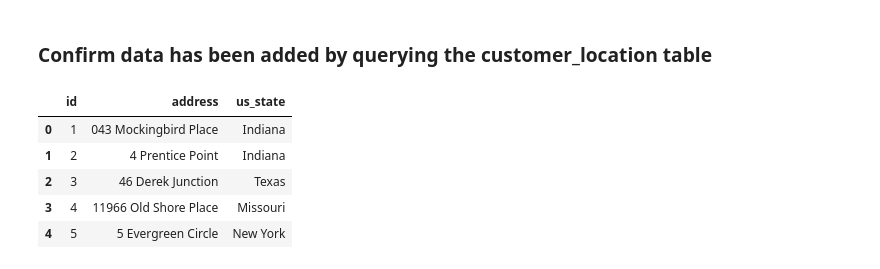
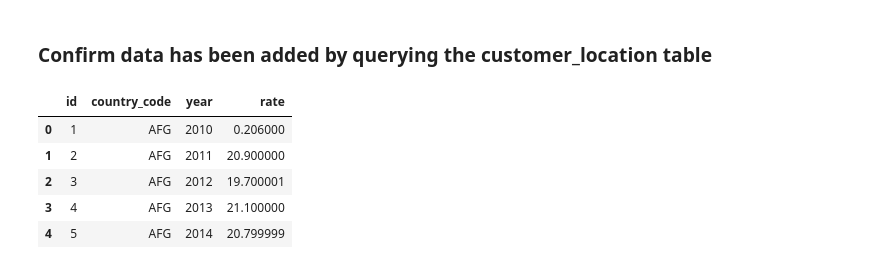
Before and after one commit to lucyhohler/ETL, a Jupyter notebook: data_etl.ipynb, the cells around one changed output. Saved outputs shown, nothing was run; the diff lists cells and outputs as text; code cells hidden in the pictures.

```diff
--- a/data_etl.ipynb
+++ b/data_etl.ipynb
@@ -152,11 +164,11 @@ pd.read_sql_query('select * from countries', con=engine).head()
 # %% [markdown]
 ### Confirm data has been added by querying the customer_location table
 # %%
-pd.read_sql_query('select * from customer_location', con=engine).head()
+pd.read_sql_query('select * from unemployment_rates', con=engine).head()
 # %% [output]
-|  | id | address | us_state |
-| 0 | 1 | 043 Mockingbird Place | Indiana |
-| 1 | 2 | 4 Prentice Point | Indiana |
-| 2 | 3 | 46 Derek Junction | Texas |
-| 3 | 4 | 11966 Old Shore Place | Missouri |
-| 4 | 5 | 5 Evergreen Circle | New York |
+|  | id | country_code | year | rate |
+| 0 | 1 | AFG | 2010 | 0.206000 |
+| 1 | 2 | AFG | 2011 | 20.900000 |
+| 2 | 3 | AFG | 2012 | 19.700001 |
+| 3 | 4 | AFG | 2013 | 21.100000 |
+| 4 | 5 | AFG | 2014 | 20.799999 |
```
Also changed, not shown: parts of 5 cells of this notebook, 1 other file.
